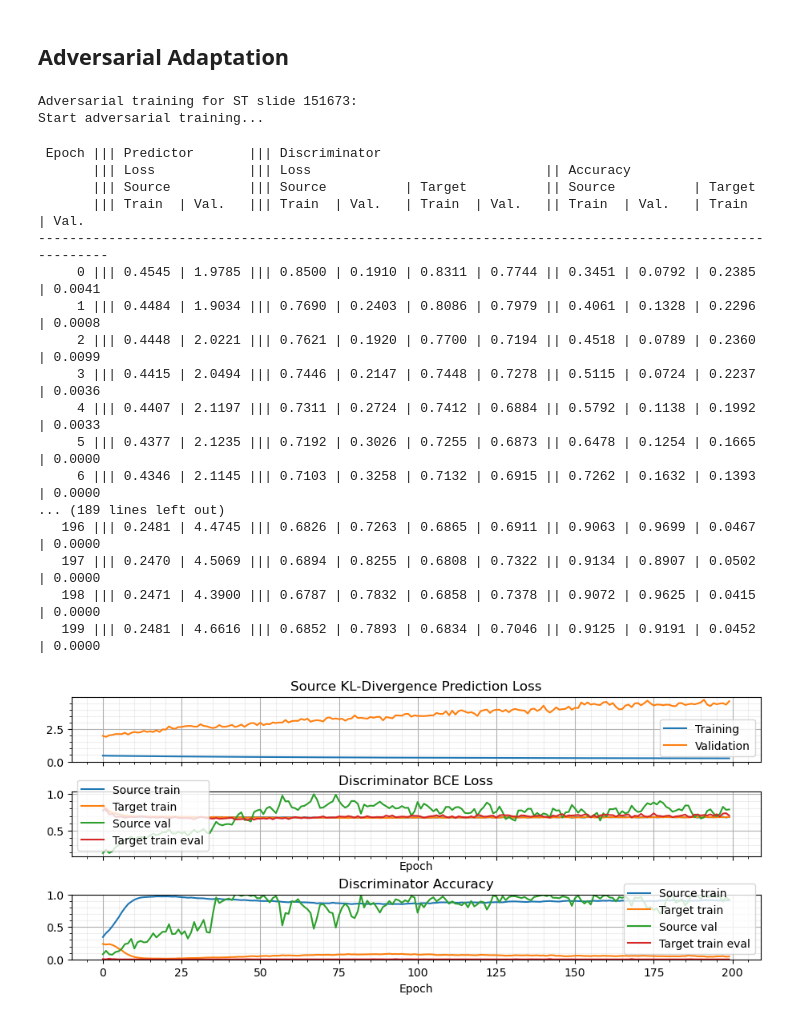
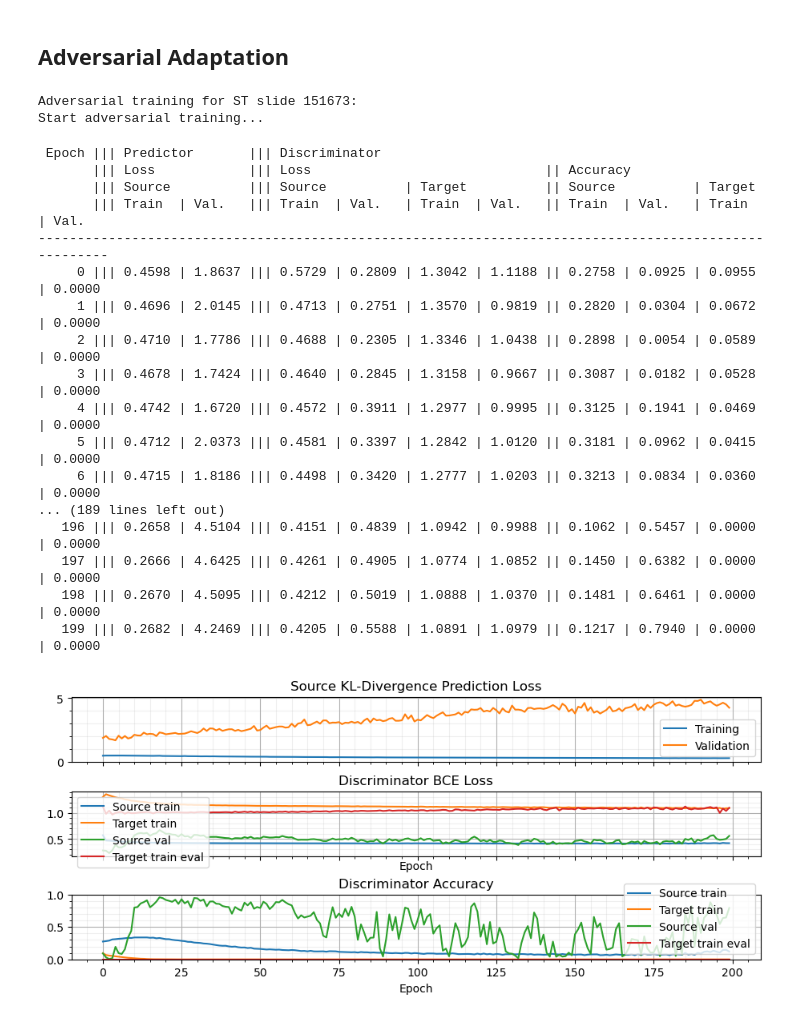
Before and after one commit to williamrobotma/AGrEDA, a Jupyter notebook: dann.ipynb, the cells around one changed output. Saved outputs shown, nothing was run; the diff lists cells and outputs as text; code cells hidden in the pictures.

Commit message:
fixed alpha / lambda parameters in dann

```diff
--- a/dann.ipynb
+++ b/dann.ipynb
@@ -58,8 +58,11 @@ MIN_EPOCHS_ADV = 0.4 * EPOCHS
 EARLY_STOP_CRIT_ADV = EPOCHS
 ADV_LR = 1e-3
 
-lambd = 10.0
-ALPHA = 1.0
+ALPHA = 1
+LAMBDA = 1
+TWO_STEP = True
+
+adv_opt_kwargs = {"lr":ADV_LR, "betas":(0.5, 0.999), "eps":1e-07}
 # %%
 model_folder = os.path.join("model", MODEL_NAME, script_start_time)
 
@@ -198,7 +201,7 @@ else:
  ## Define Model
 # %%
 model = DANN(
-    sc_mix_train_s.shape[1], emb_dim=64, ncls_source=lab_mix_train.shape[1], lambd=lambd
+    sc_mix_train_s.shape[1], emb_dim=64, ncls_source=lab_mix_train.shape[1], alpha_= ALPHA
 )
 model.apply(initialize_weights)
 model.to(device)
@@ -397,7 +400,7 @@ if not os.path.isdir(advtrain_folder):
 # %%
 criterion_dis = nn.BCEWithLogitsLoss()
 # %%
-def model_adv_loss(x_source, x_target, y_source, model):
+def model_adv_loss(x_source, x_target, y_source, model, two_step=False, optimizer=None):
     y_dis_source = torch.zeros(
         x_source.shape[0], device=device, dtype=x_source.dtype
     ).view(-1, 1)
@@ -405,11 +408,22 @@ def model_adv_loss(x_source, x_target, y_source, model):
     loss_clf = criterion_clf(y_clf, y_source)
     loss_dis_source = criterion_dis(y_dis_source_pred, y_dis_source)
 
+    if two_step and optimizer is not None:
+        loss = loss_clf + loss_dis_source / LAMBDA
+        loss.backward()
+        optimizer.step()
+
     y_dis_target = torch.ones(
         x_target.shape[0], device=device, dtype=x_target.dtype
     ).view(-1, 1)
     _, y_dis_target_pred = model(x_target, clf=False)
     loss_dis_target = criterion_dis(y_dis_target_pred, y_dis_target)
+
+    if two_step and optimizer is not None:
+        loss = loss_dis_target / LAMBDA
+        loss.backward()
+        optimizer.step()
+
 
     accu_source = torch.mean(
         (
@@ -417,6 +431,9 @@ def model_adv_loss(x_source, x_target, y_source, model):
             == y_dis_source.detach()
         ).to(torch.float32)
     ).cpu()
+
+
+
 
     accu_target = torch.mean(
         (
@@ -429,7 +446,7 @@ def model_adv_loss(x_source, x_target, y_source, model):
 
 
 def run_epoch(
-    dataloader_source, dataloader_target, model, optimizer=None, tqdm_bar=None
+    dataloader_source, dataloader_target, model, optimizer=None, tqdm_bar=None, two_step=False
 ):
     source_results = {}
     target_results = {}
@@ -469,7 +486,7 @@ def run_epoch(
         (loss_dis_source, loss_dis_target, loss_clf), (
             accu_source,
             accu_target,
-        ) = model_adv_loss(x_source, x_target, y_source, model)
+        ) = model_adv_loss(x_source, x_target, y_source, model, two_step=two_step, optimizer=optimizer)
 
         source_results["dis_loss"].append(loss_dis_source.item())
         target_results["dis_loss"].append(loss_dis_target.item())
@@ -481,8 +498,8 @@ def run_epoch(
         source_results["weights"].append(len(x_source))
         target_results["weights"].append(len(x_target))
 
-        if optimizer is not None:
-            loss = loss_clf + ALPHA*(loss_dis_source + loss_dis_target)
+        if optimizer is not None and not two_step:
+            loss = loss_clf + (loss_dis_source + loss_dis_target) / LAMBDA
             loss.backward()
             optimizer.step()
         if tqdm_bar is not None:
@@ -501,7 +518,7 @@ def train_adversarial_iters(
     model.advtraining()
 
     optimizer = torch.optim.AdamW(
-        model.parameters(), lr=ADV_LR, betas=(0.9, 0.999), eps=1e-07
+        model.parameters(), **adv_opt_kwargs
     )
 
     max_len_dataloader = max(len(dataloader_source_train), len(dataloader_target_train))
@@ -573,6 +590,7 @@ def train_adversarial_iters(
             model,
             optimizer=optimizer,
             tqdm_bar=inner,
+            two_step=TWO_STEP,
         )
 
         for k in results_running_history_source:
@@ -671,7 +689,7 @@ if TRAIN_USING_ALL_ST_SAMPLES:
         sc_mix_train_s.shape[1],
         emb_dim=64,
         ncls_source=lab_mix_train.shape[1],
-        lambd=lambd,
+        alpha_=ALPHA,
     )
     model.apply(initialize_weights)
     model.load_state_dict(best_pre_checkpoint["model"].state_dict())
@@ -705,7 +723,7 @@ else:
             sc_mix_train_s.shape[1],
             emb_dim=64,
             ncls_source=lab_mix_train.shape[1],
-            lambd=lambd,
+            alpha_=ALPHA,
         )
         model.apply(initialize_weights)
         model.load_state_dict(best_pre_checkpoint["model"].state_dict())
@@ -759,42 +777,42 @@ else:
 
         axs[1].set_xlabel("Epoch")
         axs[1].set_title("Discriminator BCE Loss")
         axs[1].legend()
 
         # discriminator accuracy
         axs[2].plot(results_history_source["dis_accu"], label="Source train")
         axs[2].plot(results_history_target["dis_accu"], label="Target train")
         axs[2].plot(results_history_source_val["dis_accu"], label="Source val")
         axs[2].plot(results_history_target_val["dis_accu"], label="Target train eval")
 
         axs[2].set_ylim([0, 1])
         axs[2].grid(which="major")
         axs[2].minorticks_on()
         axs[2].grid(which="minor", alpha=0.2)
 
         axs[2].set_xlabel("Epoch")
         axs[2].set_title("Discriminator Accuracy")
         axs[2].legend()
 
         plt.show(block=False)
 # %% [output]
 Adversarial training for ST slide 151673:
 Start adversarial training...
  Epoch ||| Predictor       ||| Discriminator
        ||| Loss            ||| Loss                              || Accuracy
        ||| Source          ||| Source          | Target          || Source          | Target
        ||| Train  | Val.   ||| Train  | Val.   | Train  | Val.   || Train  | Val.   | Train  | Val.
 ------------------------------------------------------------------------------------------------------
-     0 ||| 0.4545 | 1.9785 ||| 0.8500 | 0.1910 | 0.8311 | 0.7744 || 0.3451 | 0.0792 | 0.2385 | 0.0041
-     1 ||| 0.4484 | 1.9034 ||| 0.7690 | 0.2403 | 0.8086 | 0.7979 || 0.4061 | 0.1328 | 0.2296 | 0.0008
-     2 ||| 0.4448 | 2.0221 ||| 0.7621 | 0.1920 | 0.7700 | 0.7194 || 0.4518 | 0.0789 | 0.2360 | 0.0099
-     3 ||| 0.4415 | 2.0494 ||| 0.7446 | 0.2147 | 0.7448 | 0.7278 || 0.5115 | 0.0724 | 0.2237 | 0.0036
-     4 ||| 0.4407 | 2.1197 ||| 0.7311 | 0.2724 | 0.7412 | 0.6884 || 0.5792 | 0.1138 | 0.1992 | 0.0033
-     5 ||| 0.4377 | 2.1235 ||| 0.7192 | 0.3026 | 0.7255 | 0.6873 || 0.6478 | 0.1254 | 0.1665 | 0.0000
-     6 ||| 0.4346 | 2.1145 ||| 0.7103 | 0.3258 | 0.7132 | 0.6915 || 0.7262 | 0.1632 | 0.1393 | 0.0000
+     0 ||| 0.4598 | 1.8637 ||| 0.5729 | 0.2809 | 1.3042 | 1.1188 || 0.2758 | 0.0925 | 0.0955 | 0.0000
+     1 ||| 0.4696 | 2.0145 ||| 0.4713 | 0.2751 | 1.3570 | 0.9819 || 0.2820 | 0.0304 | 0.0672 | 0.0000
+     2 ||| 0.4710 | 1.7786 ||| 0.4688 | 0.2305 | 1.3346 | 1.0438 || 0.2898 | 0.0054 | 0.0589 | 0.0000
+     3 ||| 0.4678 | 1.7424 ||| 0.4640 | 0.2845 | 1.3158 | 0.9667 || 0.3087 | 0.0182 | 0.0528 | 0.0000
+     4 ||| 0.4742 | 1.6720 ||| 0.4572 | 0.3911 | 1.2977 | 0.9995 || 0.3125 | 0.1941 | 0.0469 | 0.0000
+     5 ||| 0.4712 | 2.0373 ||| 0.4581 | 0.3397 | 1.2842 | 1.0120 || 0.3181 | 0.0962 | 0.0415 | 0.0000
+     6 ||| 0.4715 | 1.8186 ||| 0.4498 | 0.3420 | 1.2777 | 1.0203 || 0.3213 | 0.0834 | 0.0360 | 0.0000
 ... (189 lines left out)
-   196 ||| 0.2481 | 4.4745 ||| 0.6826 | 0.7263 | 0.6865 | 0.6911 || 0.9063 | 0.9699 | 0.0467 | 0.0000
-   197 ||| 0.2470 | 4.5069 ||| 0.6894 | 0.8255 | 0.6808 | 0.7322 || 0.9134 | 0.8907 | 0.0502 | 0.0000
-   198 ||| 0.2471 | 4.3900 ||| 0.6787 | 0.7832 | 0.6858 | 0.7378 || 0.9072 | 0.9625 | 0.0415 | 0.0000
-   199 ||| 0.2481 | 4.6616 ||| 0.6852 | 0.7893 | 0.6834 | 0.7046 || 0.9125 | 0.9191 | 0.0452 | 0.0000
+   196 ||| 0.2658 | 4.5104 ||| 0.4151 | 0.4839 | 1.0942 | 0.9988 || 0.1062 | 0.5457 | 0.0000 | 0.0000
+   197 ||| 0.2666 | 4.6425 ||| 0.4261 | 0.4905 | 1.0774 | 1.0852 || 0.1450 | 0.6382 | 0.0000 | 0.0000
+   198 ||| 0.2670 | 4.5095 ||| 0.4212 | 0.5019 | 1.0888 | 1.0370 || 0.1481 | 0.6461 | 0.0000 | 0.0000
+   199 ||| 0.2682 | 4.2469 ||| 0.4205 | 0.5588 | 1.0891 | 1.0979 || 0.1217 | 0.7940 | 0.0000 | 0.0000
-[figure, old version]
+[figure, new version]
```
Also changed, not shown: parts of 1 cell of this notebook, 1 other file.
